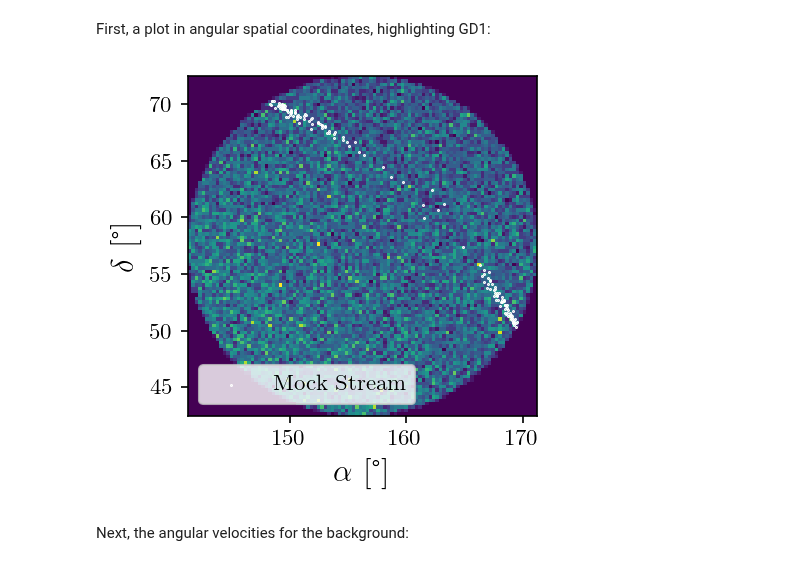
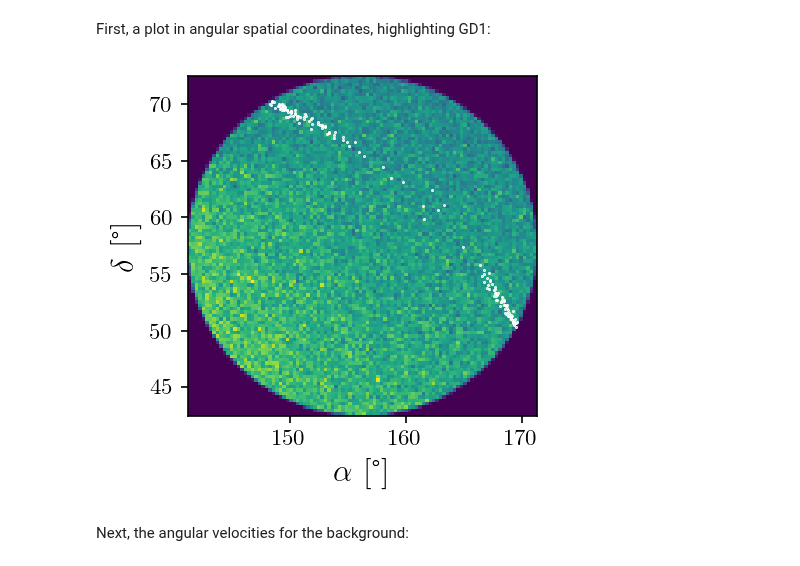
Before and after one commit to hep-lbdl/GaiaCWoLa, a Jupyter notebook: Finding_Mock_Stream.ipynb, the cells around one changed output. Drawn from its saved outputs; the diff is of its cells as text; code cells hidden in the pictures.

Commit message:
Finding mock stream notebook

```diff
--- a/Finding_Mock_Stream.ipynb
+++ b/Finding_Mock_Stream.ipynb
@@ -39,12 +50,7 @@ Note: To type Greek letters for variables, type e.g. "\alpha" and then hit TAB.
 # %%
-file = "/data0/mpettee/gaia_data/mock_streams/gaiamock_ra156.2_dec57.5_stream_feh-1.6_v3_100.npy"
-df = pd.DataFrame(np.load(file)[:,:6], columns=['μ_δ','μ_α','δ','α','g','b'])
-df['stream'] = np.load(file)[:,10]/100
+df = pd.DataFrame(np.load(file), columns=['μ_δ','μ_α','δ','α','mag','color','a','b','c','d','stream'])
+df['stream'] = df['stream']/100
 df['stream'] = df['stream'].astype(bool)
-
-# ### Create b-r & g columns; rename others
-# df["b-r"] = df.b - df.r
-# df.drop(columns = ['b','r'], inplace=True)
 
 ### Drop any rows containing a NaN value
 df.dropna(inplace = True)
@@ -54,7 +60,7 @@ center_α = 0.5*(df.α.min()+df.α.max())
 center_δ = 0.5*(df.δ.min()+df.δ.max())
 df = df[np.sqrt((df.δ-center_δ)**2+(df.α-center_α)**2) < 15]
 
-### Construct GD1 DataFrame
+### Construct stream DataFrame
 stream = df[df.stream == True]
 # %% [markdown]
 ### Optional: Reduce the background to make the problem easier.
@@ -65,7 +71,7 @@ print("Before reduction, stream stars make up {:.3f}% of the dataset.".format(10
 # %% [output]
 Before reduction, stream stars make up 0.032% of the dataset.
 # %%
-fraction = 0.9
-events_to_drop = np.random.choice(df[df.stream == False].index, int(fraction*n_bkg), replace=False)
-df = df.drop(events_to_drop)
-print("After reduction, stream stars make up {:.3f}% of the dataset.".format(100*n_sig/len(df)))
+# fraction = 0.25
+# events_to_drop = np.random.choice(df[df.stream == False].index, int(fraction*n_bkg), replace=False)
+# df = df.drop(events_to_drop)
+# print("After reduction, stream stars make up {:.3f}% of the dataset.".format(100*n_sig/len(df)))
@@ -77,13 +81,14 @@ After reduction, stream stars make up 0.321% of the dataset.
 First, a plot in angular spatial coordinates, highlighting GD1:
 # %%
 plt.figure(figsize=(3,3))
-plt.hist2d(df.α,df.δ,bins=100)
+plt.hist2d(pd.concat([df.α,stream.α]),pd.concat([df.δ,stream.δ]),bins=100)
+# plt.hist2d(stream.α,stream.δ, bins=100)
 plt.scatter(stream.α,stream.δ,color='white',s=0.2, label="Mock Stream")
 plt.xlabel(r"$\alpha$ [\textdegree]")
-plt.ylabel(r"$\delta$ [\textdegree]")
-plt.legend();
+plt.ylabel(r"$\delta$ [\textdegree]");
+# plt.legend();
 # %% [output]
-[figure, old version]
+[figure, new version]
 # %% [markdown]
 Next, the angular velocities for the background:
 # %%
```
Also changed, not shown: parts of 22 cells of this notebook.
